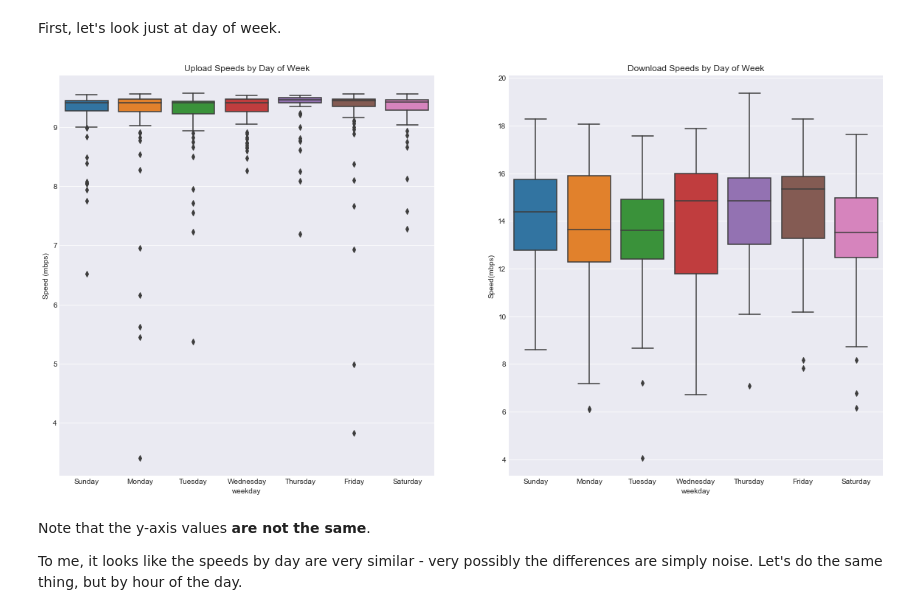
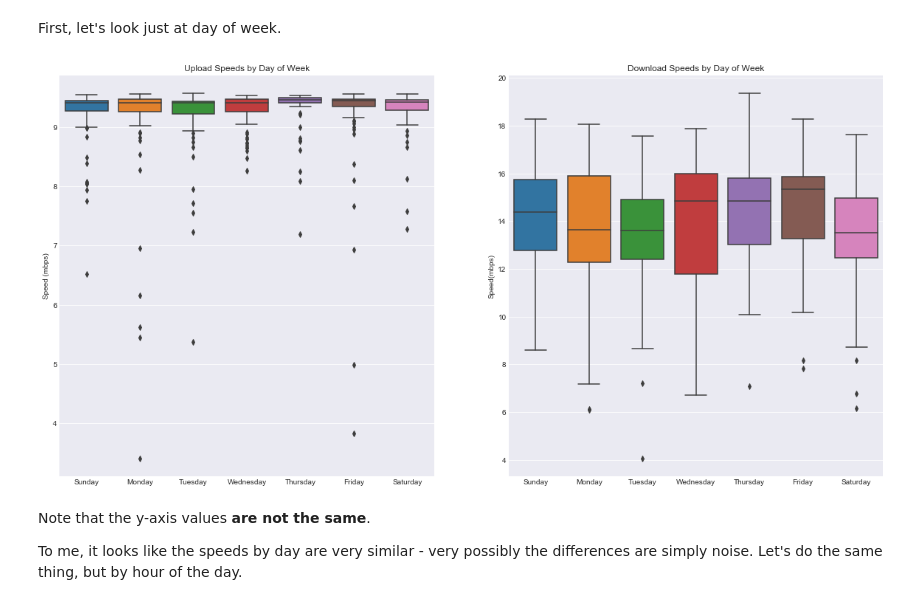
Before and after one commit to eswan18/web_speed_trends, a Jupyter notebook: web_speed_trends.ipynb, the cells around one changed output. Cells and saved outputs as stored; diff of their text form; code cells hidden in the pictures.

Commit message:
started weekday/hour plotting together

```diff
--- a/web_speed_trends.ipynb
+++ b/web_speed_trends.ipynb
@@ -190,15 +190,16 @@ time_speeds.head()
 # %% [markdown]
 First, let's look just at day of week.
 # %%
-up_time_spees = time_speeds.query('measure == "upload"')
-down_time_spees = time_speeds.query('measure == "download"')
+up_time_speeds = time_speeds.query('measure == "upload"')
+down_time_speeds = time_speeds.query('measure == "download"')
+
 fig, ax = plt.subplots(ncols=2, figsize=(20, 10), sharey=False)
 g = sns.boxplot('weekday', 'value', data=up_time_speeds, ax=ax[0])
-g.set(title='Upload Speeds by Day of Week', ylabel='Speed (mbps)')
+g.set(title='Upload Speeds by Day of Week', xlabel='', ylabel='Speed (mbps)')
 g2 = sns.boxplot('weekday', 'value', data=down_time_speeds, ax=ax[1])
-g2.set(title='Download Speeds by Day of Week', ylabel='Speed(mbps)');
+g2.set(title='Download Speeds by Day of Week', xlabel='', ylabel='Speed(mbps)');
 # %% [output]
-[figure, old version]
+[figure, new version]
 # %% [markdown]
 Note that the y-axis values **are not the same**.
 
```
Also changed, not shown: parts of 7 cells of this notebook.
